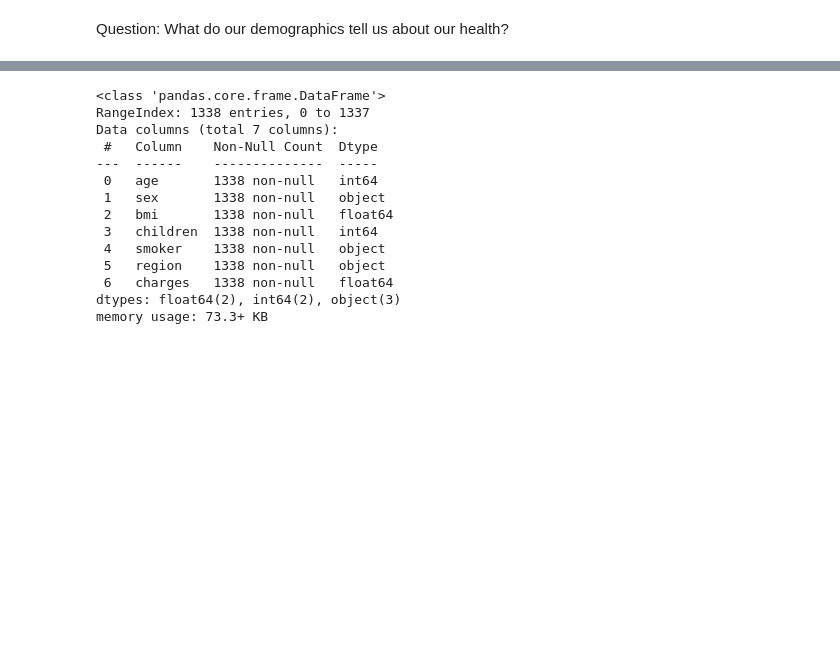
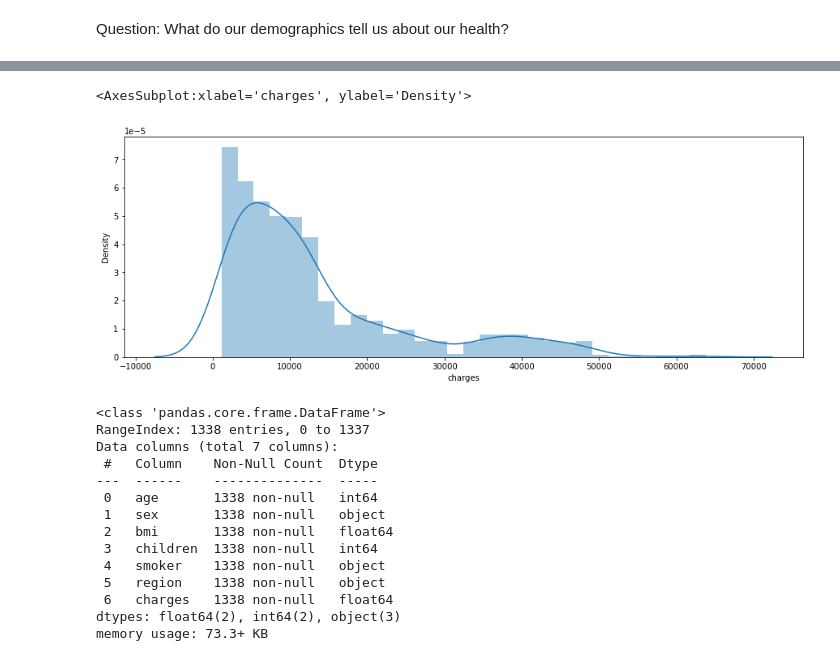
Before and after one commit to guochuanyong/Data-Analytics-Insurance-Cost-Project, a Jupyter notebook: DATA_3450_Project.ipynb, the cells around one changed output, grey strips where cells are left out. Drawn from its saved outputs; the diff is of its cells as text; code cells hidden in the pictures; blank space fills up the shorter version.

```diff
--- a/DATA_3450_Project.ipynb
+++ b/DATA_3450_Project.ipynb
@@ -36,3 +41,8 @@ df.describe()
+# %%
+sns.distplot(df['charges'])
+# %% [output]
+<AxesSubplot:xlabel='charges', ylabel='Density'>
+[figure, added]
 # %%
 df.info()
 # %% [output]
```
Also changed, not shown: parts of 6 cells of this notebook.
